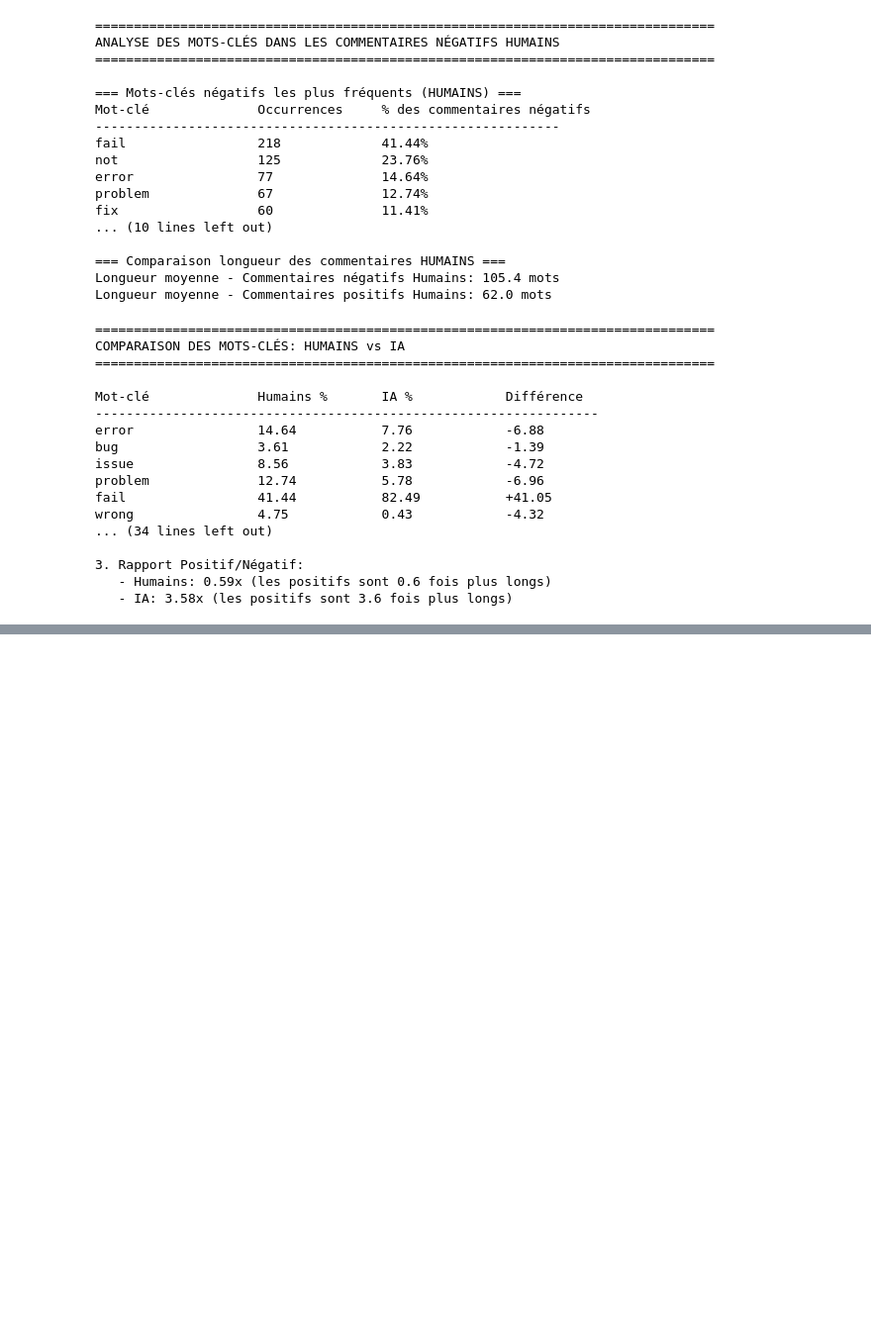
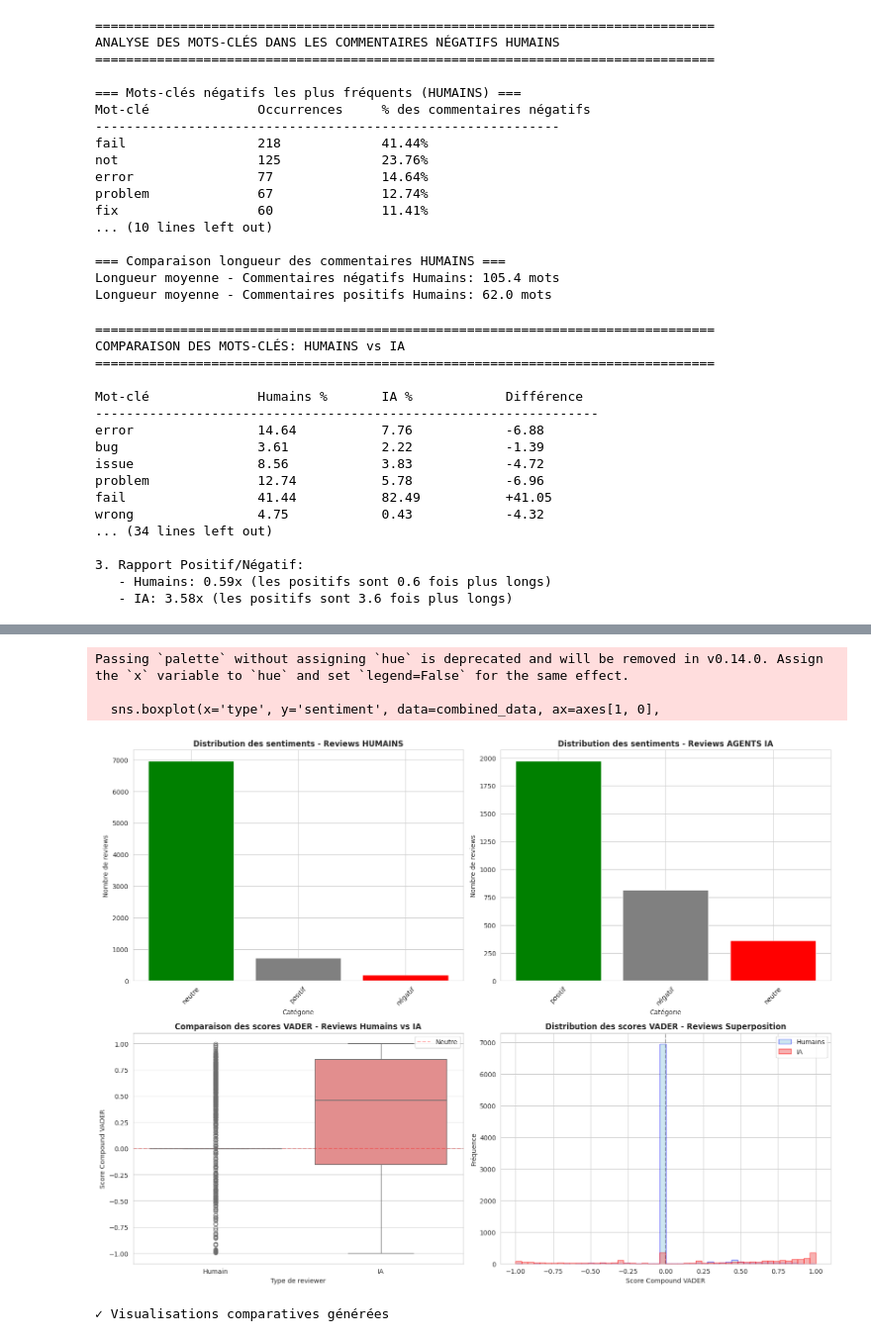
Before and after one commit to serghino/MGL869-01-2026-mining-challenge, a Jupyter notebook: sentiment_analysis.ipynb, the cells around one changed output, grey strips where cells are left out. Shown at 99% size. Drawn from its saved outputs; the diff is of its cells as text; code cells hidden in the pictures; blank space fills up the shorter version.

```diff
--- a/sentiment_analysis.ipynb
+++ b/sentiment_analysis.ipynb
@@ -1498,0 +1593,58 @@ wrong                4.75            0.43            -4.32
+# %%
+# CELL 3: Comparative visualizations
+fig, axes = plt.subplots(2, 2, figsize=(16, 12))
+
+# 1. Distribution des catégories - Humains
+human_sentiment_counts = prs_with_human_reviewers_sentiment['sentiment_category'].value_counts()
+axes[0, 0].bar(human_sentiment_counts.index, human_sentiment_counts.values,
+               color=['green', 'gray', 'red'])
+axes[0, 0].set_title('Distribution des sentiments - Reviews HUMAINS', fontsize=12, fontweight='bold')
+axes[0, 0].set_xlabel('Catégorie')
+axes[0, 0].set_ylabel('Nombre de reviews')
+axes[0, 0].tick_params(axis='x', rotation=45)
+
+# 2. Distribution des catégories - IA
+ai_sentiment_counts = prs_with_ai_agent_reviewers_sentiment['sentiment_category'].value_counts()
+axes[0, 1].bar(ai_sentiment_counts.index, ai_sentiment_counts.values,
+               color=['green', 'gray', 'red'])
+axes[0, 1].set_title('Distribution des sentiments - Reviews AGENTS IA', fontsize=12, fontweight='bold')
+axes[0, 1].set_xlabel('Catégorie')
+axes[0, 1].set_ylabel('Nombre de reviews')
+axes[0, 1].tick_params(axis='x', rotation=45)
+
+# 3. Boxplot comparatif
+combined_data = pd.DataFrame({
+    'sentiment': list(prs_with_human_reviewers_sentiment['vader_compound']) +
+                 list(prs_with_ai_agent_reviewers_sentiment['vader_compound']),
+    'type': ['Humain'] * len(prs_with_human_reviewers_sentiment) +
+            ['IA'] * len(prs_with_ai_agent_reviewers_sentiment)
+})
+sns.boxplot(x='type', y='sentiment', data=combined_data, ax=axes[1, 0],
+            palette=['lightblue', 'lightcoral'])
+axes[1, 0].set_title('Comparaison des scores VADER - Reviews Humains vs IA', fontsize=12, fontweight='bold')
+axes[1, 0].set_xlabel('Type de reviewer')
+axes[1, 0].set_ylabel('Score Compound VADER')
+axes[1, 0].axhline(y=0, color='red', linestyle='--', alpha=0.3, label='Neutre')
+axes[1, 0].legend()
+
+# 4. Histogrammes superposés
+axes[1, 1].hist(prs_with_human_reviewers_sentiment['vader_compound'], bins=50,
+                alpha=0.6, label='Humains', color='lightblue', edgecolor='blue')
+axes[1, 1].hist(prs_with_ai_agent_reviewers_sentiment['vader_compound'], bins=50,
+                alpha=0.6, label='IA', color='lightcoral', edgecolor='red')
+axes[1, 1].set_title('Distribution des scores VADER - Reviews Superposition', fontsize=12, fontweight='bold')
+axes[1, 1].set_xlabel('Score Compound VADER')
+axes[1, 1].set_ylabel('Fréquence')
+axes[1, 1].axvline(x=0, color='black', linestyle='--', alpha=0.3)
+axes[1, 1].legend()
+
+plt.tight_layout()
+plt.show()
+
+print("\n✓ Visualisations comparatives générées")
+# %% [output]
+Passing `palette` without assigning `hue` is deprecated and will be removed in v0.14.0. Assign the `x` variable to `hue` and set `legend=False` for the same effect.
+
+  sns.boxplot(x='type', y='sentiment', data=combined_data, ax=axes[1, 0],
+[figure, added]
+✓ Visualisations comparatives générées
```
Also changed, not shown: parts of 15 cells of this notebook.
